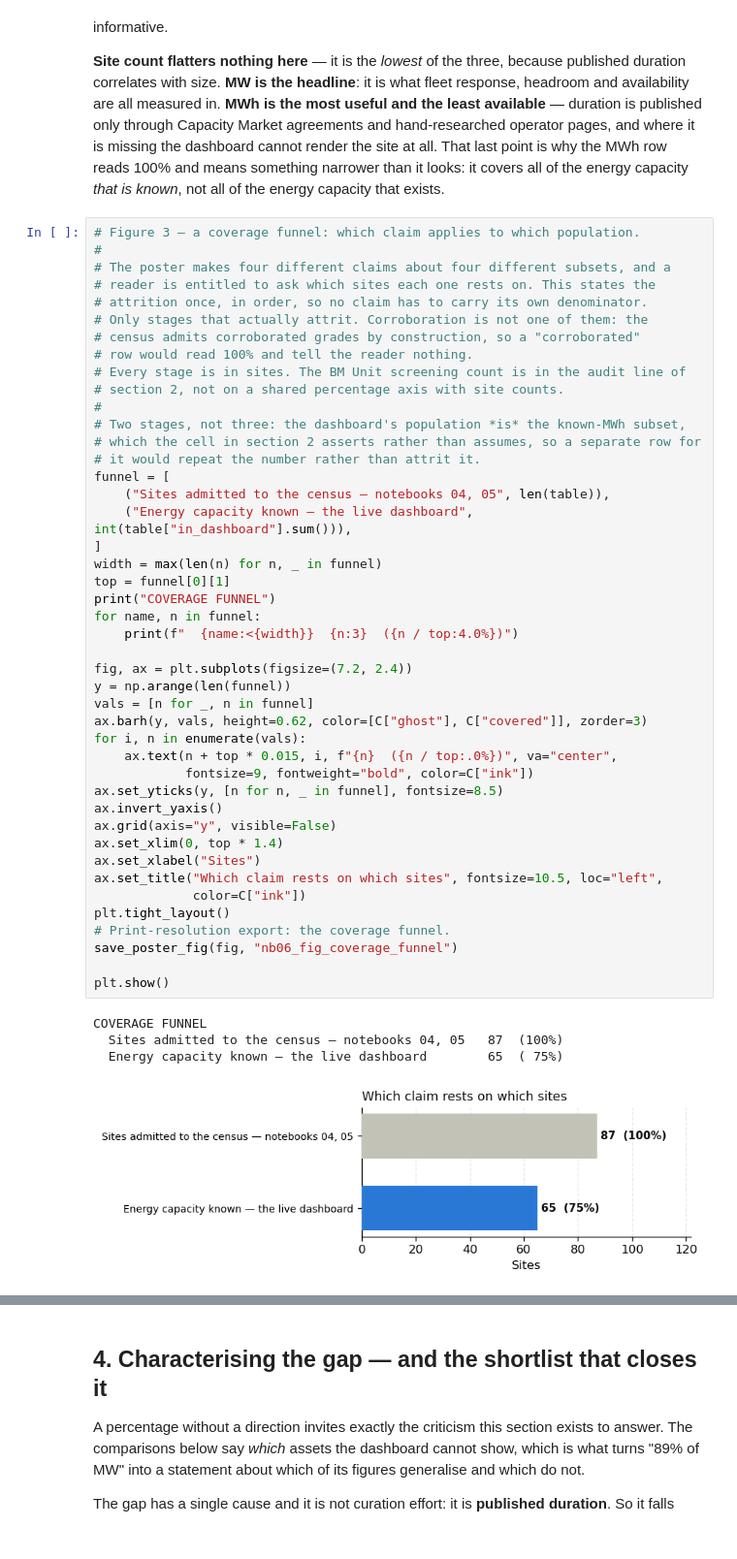
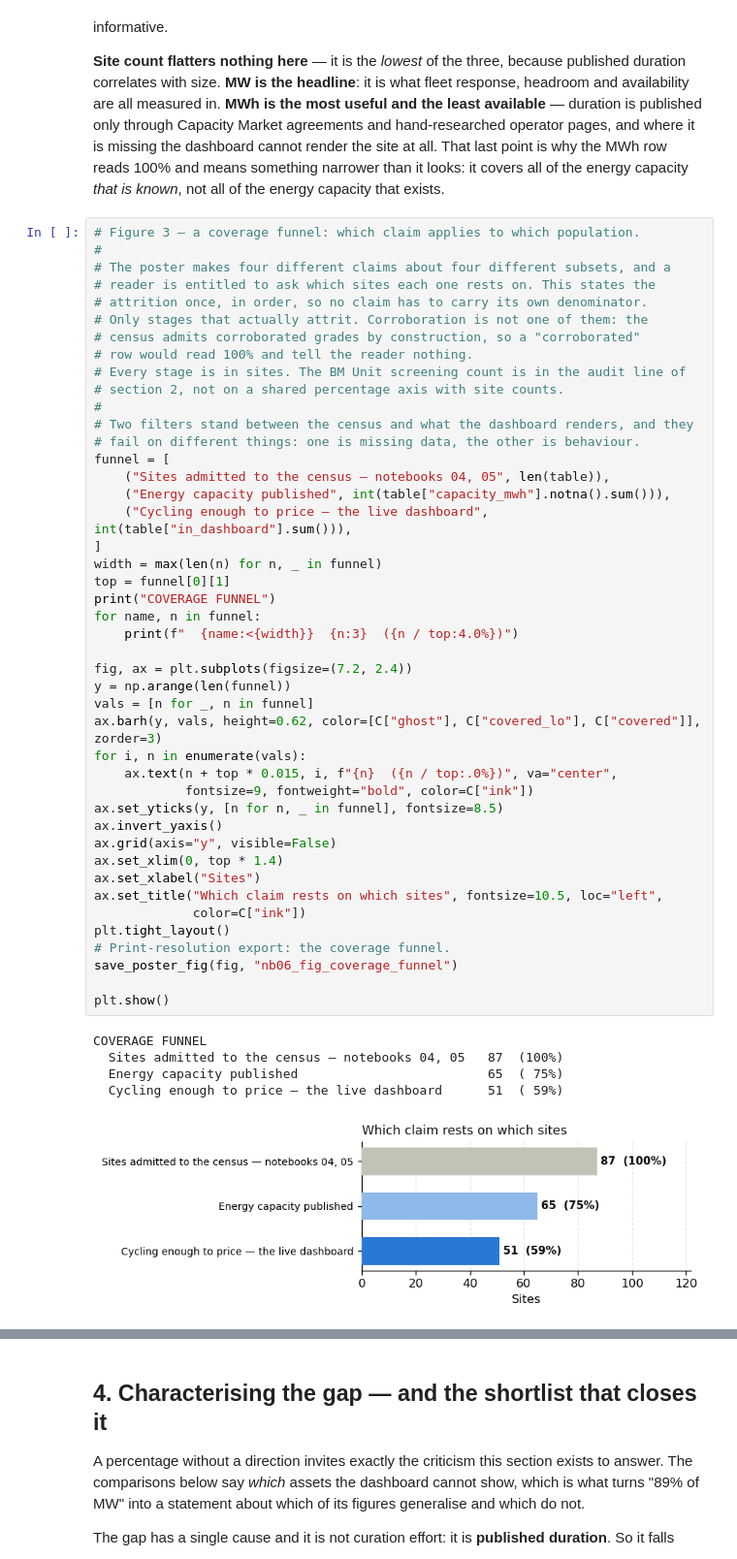
Before and after one commit to shaw029/power-trading, a Jupyter notebook: notebooks/06_fleet_coverage_census.ipynb, the cells around one changed output, grey strips where cells are left out. Shown at 97% size. Saved outputs shown, nothing was run; the diff lists cells and outputs as text.

```diff
--- a/notebooks/06_fleet_coverage_census.ipynb
+++ b/notebooks/06_fleet_coverage_census.ipynb
@@ -431,43 +431,44 @@ row reads 100% and means something narrower than it looks: it covers all of the
 # Every stage is in sites. The BM Unit screening count is in the audit line of
 # section 2, not on a shared percentage axis with site counts.
 #
-# Two stages, not three: the dashboard's population *is* the known-MWh subset,
-# which the cell in section 2 asserts rather than assumes, so a separate row for
-# it would repeat the number rather than attrit it.
+# Two filters stand between the census and what the dashboard renders, and they
+# fail on different things: one is missing data, the other is behaviour.
 funnel = [
     ("Sites admitted to the census — notebooks 04, 05", len(table)),
-    ("Energy capacity known — the live dashboard", int(table["in_dashboard"].sum())),
+    ("Energy capacity published", int(table["capacity_mwh"].notna().sum())),
+    ("Cycling enough to price — the live dashboard", int(table["in_dashboard"].sum())),
 ]
 width = max(len(n) for n, _ in funnel)
 top = funnel[0][1]
 print("COVERAGE FUNNEL")
 for name, n in funnel:
     print(f"  {name:<{width}}  {n:3}  ({n / top:4.0%})")
 
 fig, ax = plt.subplots(figsize=(7.2, 2.4))
 y = np.arange(len(funnel))
 vals = [n for _, n in funnel]
-ax.barh(y, vals, height=0.62, color=[C["ghost"], C["covered"]], zorder=3)
+ax.barh(y, vals, height=0.62, color=[C["ghost"], C["covered_lo"], C["covered"]], zorder=3)
 for i, n in enumerate(vals):
     ax.text(n + top * 0.015, i, f"{n}  ({n / top:.0%})", va="center",
             fontsize=9, fontweight="bold", color=C["ink"])
 ax.set_yticks(y, [n for n, _ in funnel], fontsize=8.5)
 ax.invert_yaxis()
 ax.grid(axis="y", visible=False)
 ax.set_xlim(0, top * 1.4)
 ax.set_xlabel("Sites")
 ax.set_title("Which claim rests on which sites", fontsize=10.5, loc="left",
              color=C["ink"])
 plt.tight_layout()
 # Print-resolution export: the coverage funnel.
 save_poster_fig(fig, "nb06_fig_coverage_funnel")
 
 plt.show()
 # %% [output]
 COVERAGE FUNNEL
   Sites admitted to the census — notebooks 04, 05   87  (100%)
-  Energy capacity known — the live dashboard        65  ( 75%)
+  Energy capacity published                         65  ( 75%)
+  Cycling enough to price — the live dashboard      51  ( 59%)
-[figure, old version]
+[figure, new version]
 # %%
 stats = coverage.representativeness(table)
 
```
Also changed, not shown: parts of 9 cells of this notebook, 7 other files.
